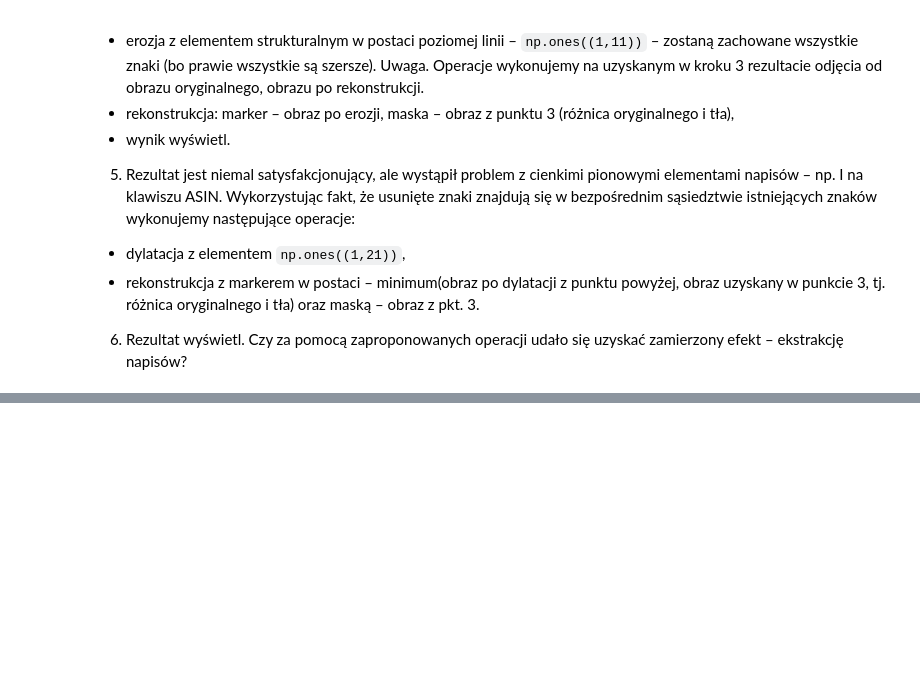
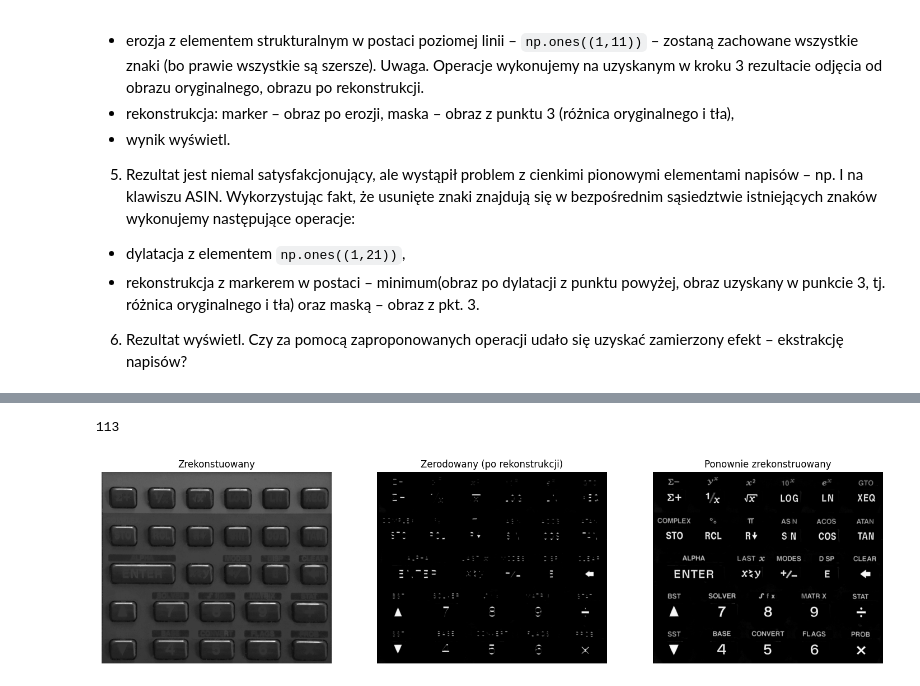
Before and after one commit to DziqG2NK/Wstep-do-cyfrowego-przetwarzania-obrazow, a Jupyter notebook: zajecia_7/10_morphology.ipynb, the cells around one changed output, grey strips where cells are left out. Cells and saved outputs as stored; diff of their text form; code cells hidden in the pictures; blank space fills up the shorter version.

```diff
--- a/zajecia_7/10_morphology.ipynb
+++ b/zajecia_7/10_morphology.ipynb
@@ -440,0 +497,18 @@ plots(columns=2, **images)
+# %%
+# Zadanie 4
+
+kernel_long_horizontal = np.ones((1,11))
+
+top_hat_eroded = cv2.erode(src=top_hat_reconstructed, kernel=kernel_long_horizontal)
+almost_reconstructed, i = reconstruction_non_binary(img=top_hat_eroded, kernel=top_hat_reconstructed, struct_element=struct_el)
+
+images = {}
+
+images["Zrekonstuowany"] = calculator_reconstructed
+images["Zerodowany (po rekonstrukcji)"] = top_hat_eroded
+images["Ponownie zrekonstruowany"] = almost_reconstructed
+
+plots(**images)
+# %% [output]
+113
+[figure, added]
```
Also changed, not shown: parts of 3 cells of this notebook.
